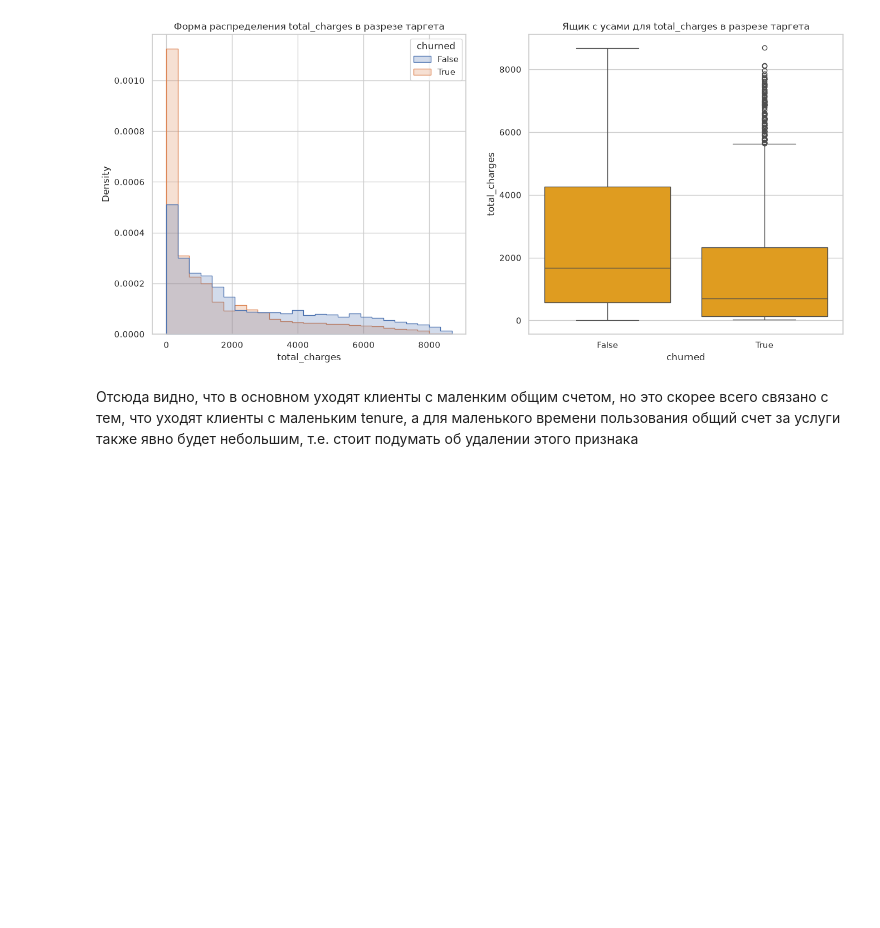
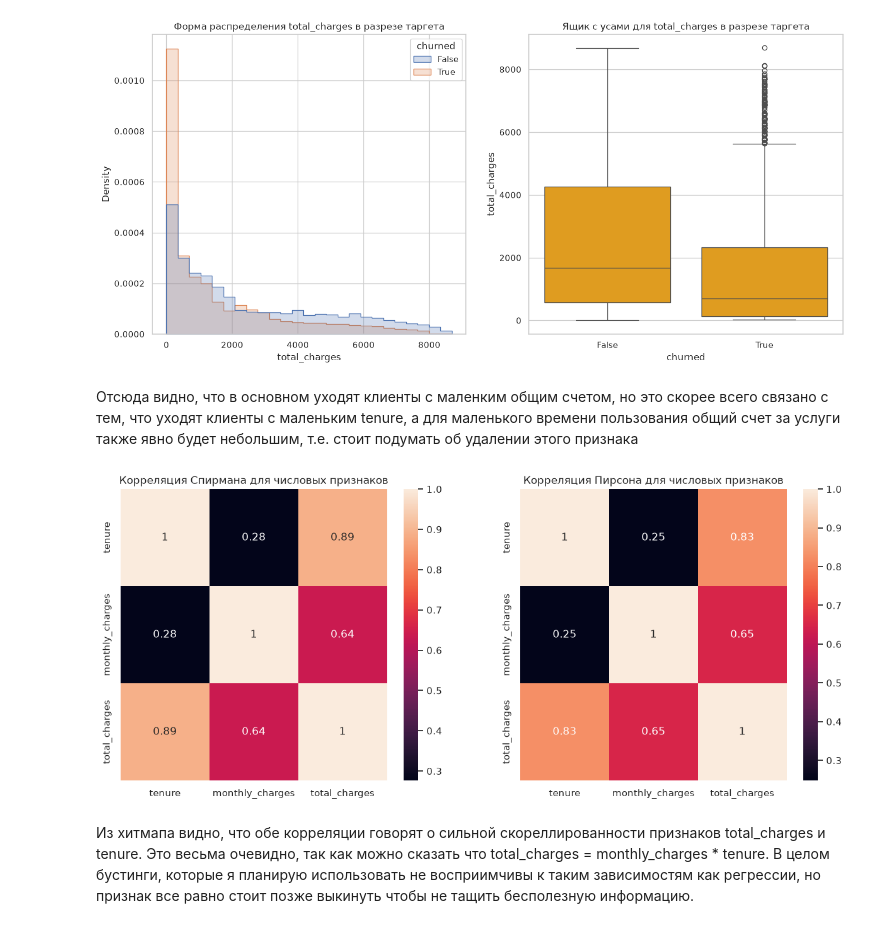
Before and after one commit to rafsimoms/churn-prediction-service, a Jupyter notebook: notebooks/01_eda.ipynb, the cells around one changed output. Saved outputs shown, nothing was run; the diff lists cells and outputs as text; code cells hidden in the pictures; blank space fills up the shorter version.

```diff
--- a/notebooks/01_eda.ipynb
+++ b/notebooks/01_eda.ipynb
@@ -253,3 +237,16 @@ hist_and_box(df=df, col_name='total_charges')
 [figure]
 # %% [markdown]
 Отсюда видно, что в основном уходят клиенты с маленким общим счетом, но это скорее всего связано с тем, что уходят клиенты с маленьким tenure, а для маленького времени пользования общий счет за услуги также явно будет небольшим, т.е. стоит подумать об удалении этого признака
+# %%
+df = pd.read_sql("""SELECT co.tenure, ch.monthly_charges, ch.total_charges
+FROM contracts AS co JOIN charges AS ch ON co.customer_id = ch.customer_id""", engine)
+f, ax = plt.subplots(nrows=1, ncols=2, figsize=(15, 6))
+sns.heatmap(df.corr(method='spearman'), annot=True, ax=ax[0])
+sns.heatmap(df.corr(method='pearson'), annot=True, ax=ax[1])
+ax[0].set_title('Корреляция Спирмана для числовых признаков')
+ax[1].set_title('Корреляция Пирсона для числовых признаков')
+plt.show()
+# %% [output]
+[figure, added]
+# %% [markdown]
+Из хитмапа видно, что обе корреляции говорят о сильной скореллированности признаков total_charges и tenure. Это весьма очевидно, так как можно сказать что total_charges = monthly_charges * tenure. В целом бустинги, которые я планирую использовать не восприимчивы к таким зависимостям как регрессии, но признак все равно стоит позже выкинуть чтобы не тащить бесполезную информацию.
```
Also changed, not shown: parts of 21 cells of this notebook, 1 other file.
